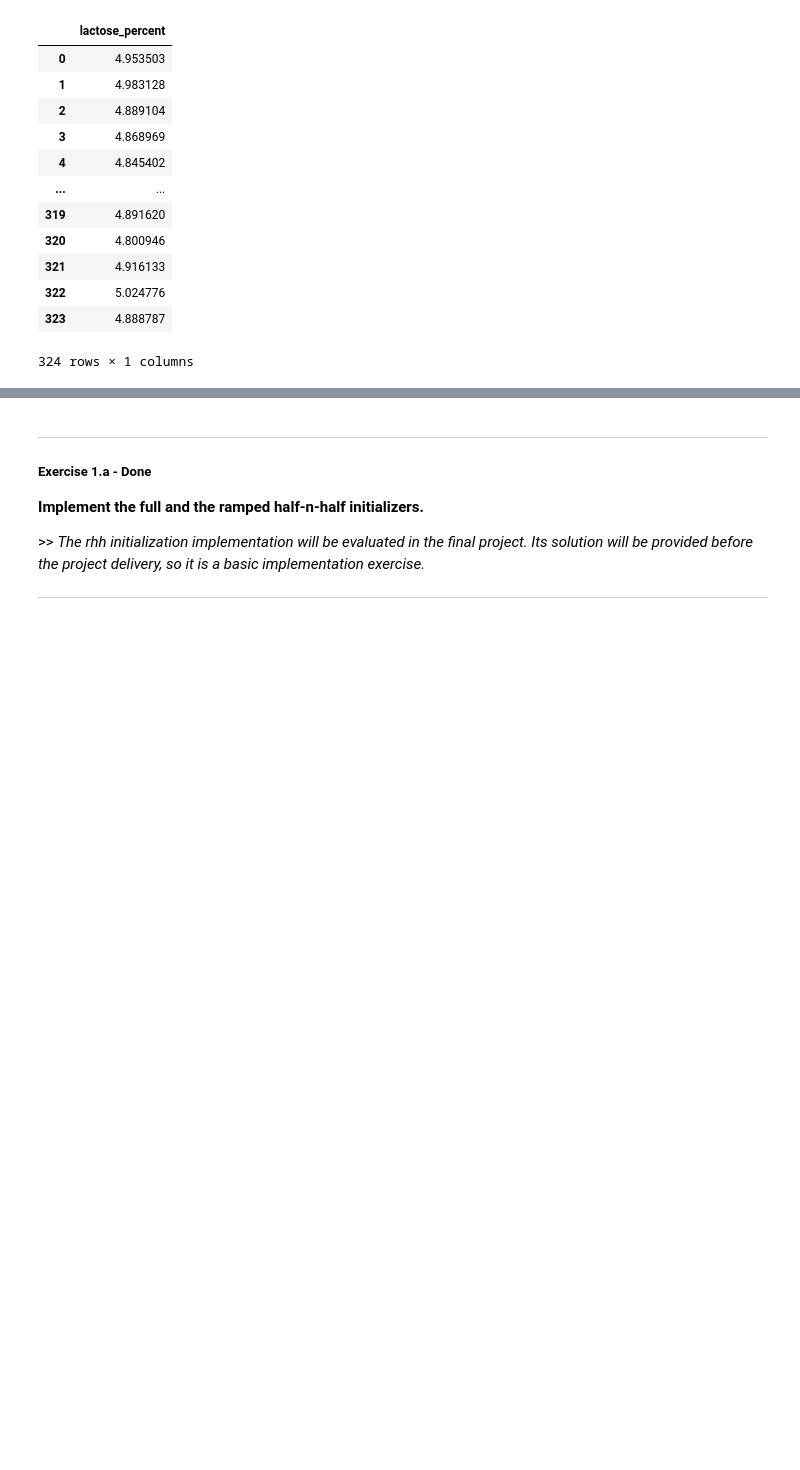
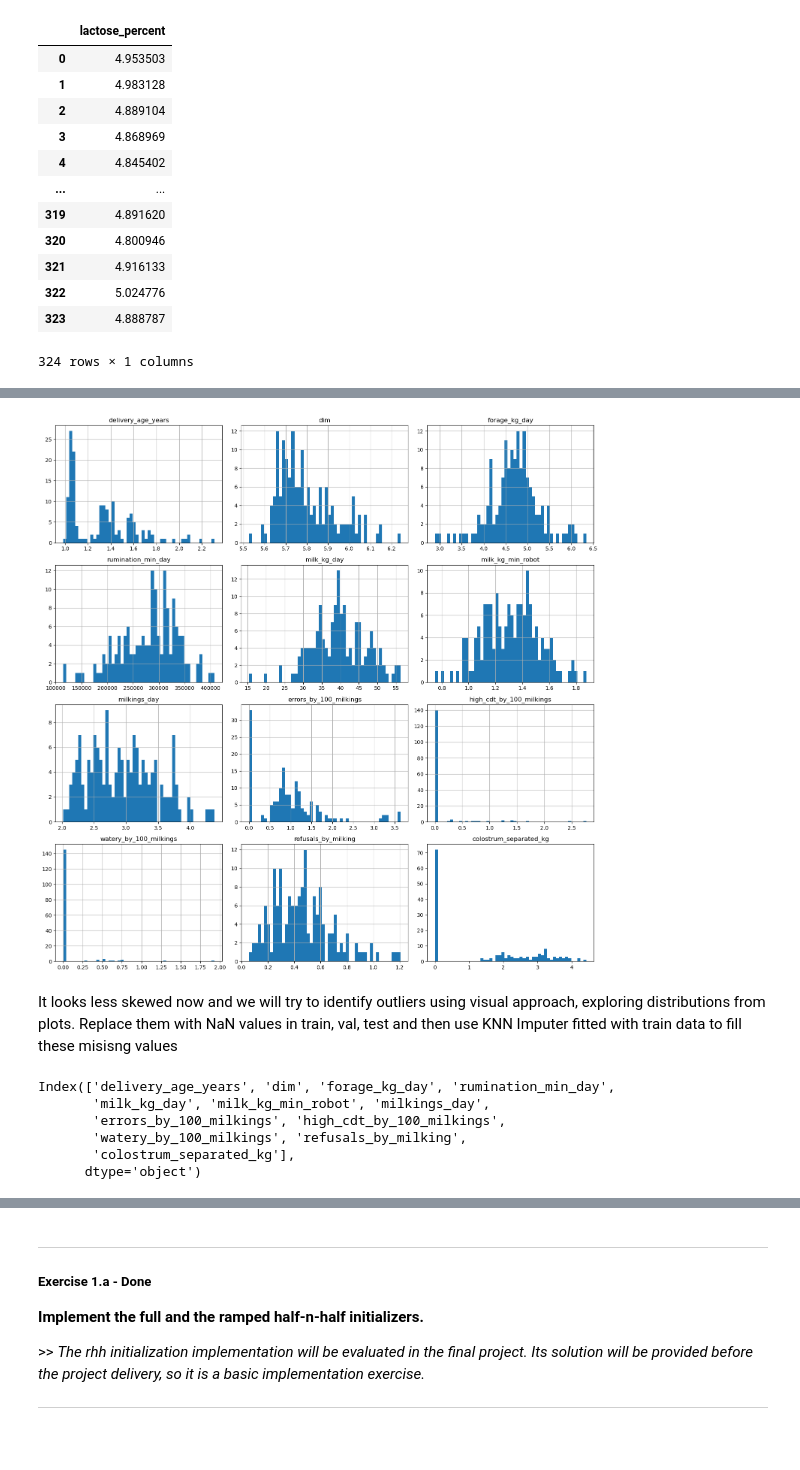
Before and after one commit to ontenkutsenko/GP_Milk_Content_Prediction, a Jupyter notebook: Notebook.ipynb, the cells around one changed output, grey strips where cells are left out. Drawn from its saved outputs; the diff is of its cells as text; code cells hidden in the pictures; blank space fills up the shorter version.

```diff
--- a/Notebook.ipynb
+++ b/Notebook.ipynb
@@ -118,0 +153,20 @@ tensor([4.7904, 4.8916, 4.9784, 4.9259, 4.7225, 5.0039, 4.8479, 4.8490, 4.7730,
+# %%
+X_train = X_train[X_train.columns.drop('lactation')]
+X_val = X_val[X_val.columns.drop('lactation')]
+X_test = X_test[X_test.columns.drop('lactation')]
+# %%
+# Exploring skewness and possible tranformations
+
+for k in range(len(X_train.columns)):
+    i = X_train.columns[k]
+    print(i)
+    print("Skewness: {}".format(sc.skew(X_train[i])))
+    if sc.skew(X_train[i]) > 0:
+        print("Skewness after log transform: {}".format(sc.skew(np.log1p(X_train[i]))))
+        print("Skewness after sqrt transform: {}".format(sc.skew(np.sqrt(X_train[i]))))
+    else:
+        print("Skewness after squared transform: {}".format(sc.skew(X_train[i]**2)))
+    print('\n')
+    # plt.figure(figsize=(5, 3))
+    # sns.histplot(X_train[i]**0.5, bins=30, kde=True)
+    plt.show()
@@ -118,0 +208,15 @@ tensor([4.7904, 4.8916, 4.9784, 4.9259, 4.7225, 5.0039, 4.8479, 4.8490, 4.7730,
+# %%
+for i in ['errors_by_100_milkings', 'high_cdt_by_100_milkings', 'watery_by_100_milkings', 'refusals_by_milking']:
+    X_train[i] = np.sqrt(X_train[i])
+    X_val[i] = np.sqrt(X_val[i])
+    X_test[i] = np.sqrt(X_test[i])
+
+for i in ['delivery_age_years', 'dim', 'milk_kg_min_robot', 'colostrum_separated_kg']:
+    X_train[i] = np.log1p(X_train[i])
+    X_val[i] = np.log1p(X_val[i])
+    X_test[i] = np.log1p(X_test[i])
+
+for i in ['rumination_min_day']:
+    X_train[i] = X_train[i]**2
+    X_val[i] = X_val[i]**2
+    X_test[i] = X_test[i]**2
@@ -118,0 +239,18 @@ tensor([4.7904, 4.8916, 4.9784, 4.9259, 4.7225, 5.0039, 4.8479, 4.8490, 4.7730,
+# %%
+X_train.hist(figsize=(15, 15), bins=50)
+plt.grid(False)
+plt.tight_layout()
+plt.show()
+# %% [output]
+[figure, added]
+# %% [markdown]
+It looks less skewed now and we will try to identify outliers using visual approach, exploring distributions from plots. Replace them with NaN values in train, val, test and then use KNN Imputer fitted with train data to fill these misisng values
+# %%
+X_train.columns
+# %% [output]
+Index(['delivery_age_years', 'dim', 'forage_kg_day', 'rumination_min_day',
+       'milk_kg_day', 'milk_kg_min_robot', 'milkings_day',
+       'errors_by_100_milkings', 'high_cdt_by_100_milkings',
+       'watery_by_100_milkings', 'refusals_by_milking',
+       'colostrum_separated_kg'],
+      dtype='object')
```
Also changed, not shown: parts of 62 cells of this notebook, 7 other files.
